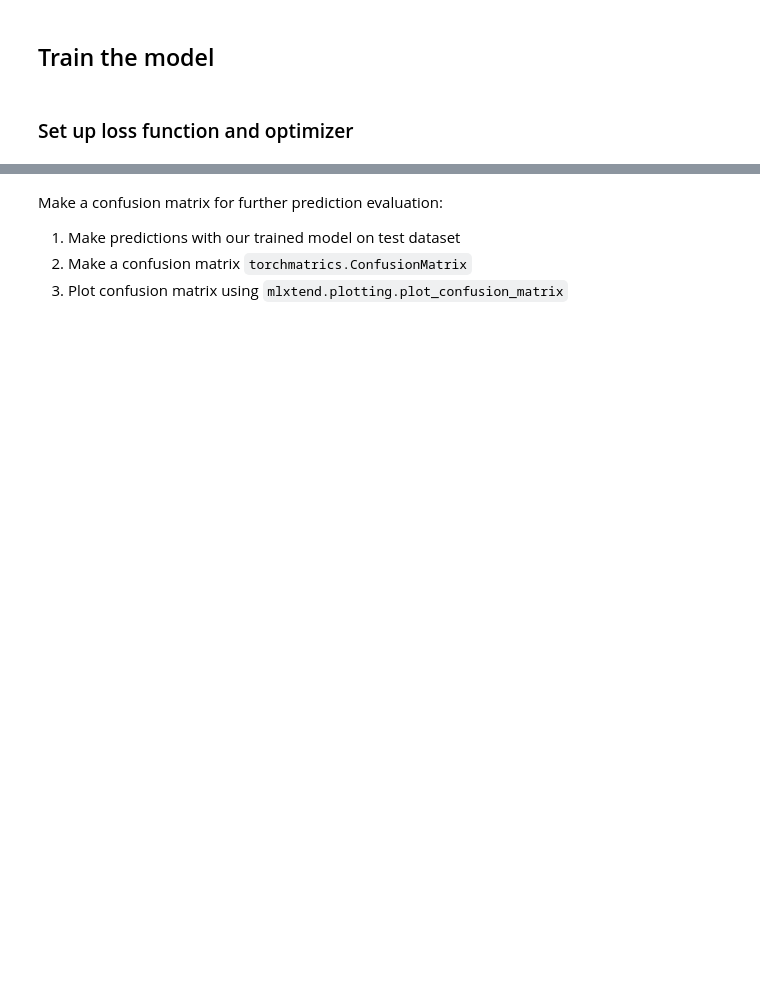
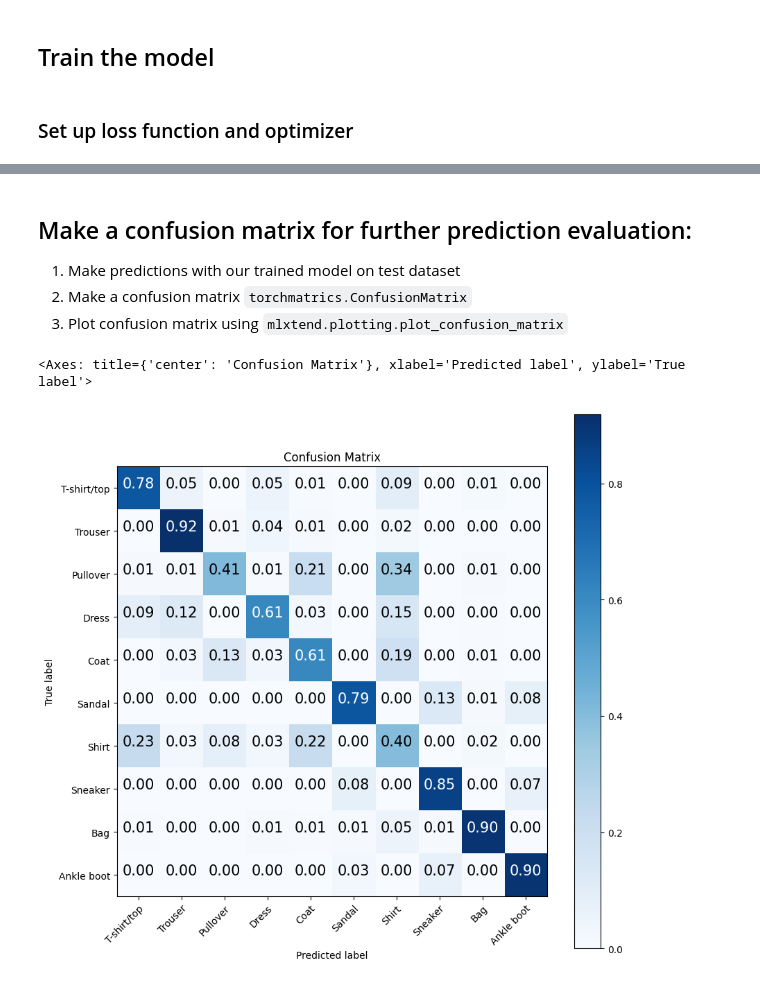
Before and after one commit to yahiaehab10/PyTorch_CNN, a Jupyter notebook: FashionMNIST_CNN_Project.ipynb, the cells around one changed output, grey strips where cells are left out. Saved outputs shown, nothing was run; the diff lists cells and outputs as text; code cells hidden in the pictures; blank space fills up the shorter version.

Commit message:
Outputs

```diff
--- a/FashionMNIST_CNN_Project.ipynb
+++ b/FashionMNIST_CNN_Project.ipynb
@@ -442,6 +489,30 @@ test_labels = []
 for sample, label in random.sample(list(test_data), 9):
     test_samples.append(sample)
     test_labels.append(label)
+# %%
+def make_predictions(model: th.nn.Module, data: list, device: th.device):
+    pred_probs = []
+    model.eval()
+    with th.inference_mode():
+        for sample in data:
+            # Prepare sample
+            sample = th.unsqueeze(sample, dim=0).to(
+                device
+            )  # Add an extra dimension and send sample to device
+
+            # Forward pass (model outputs raw logit)
+            pred_logit = model(sample)
+
+            # Get prediction probability (logit -> prediction probability)
+            pred_prob = th.softmax(
+                pred_logit.squeeze(), dim=0
+            )  # note: perform softmax on the "logits" dimension, not "batch" dimension (in this case we have a batch size of 1, so can perform on dim=0)
+
+            # Get pred_prob off GPU for further calculations
+            pred_probs.append(pred_prob.cpu())
+
+    # Stack the pred_probs to turn list into a tensor
+    return th.stack(pred_probs)
 # %%
 # Make predictions on the test samples
 pred_prob = make_predictions(model=model,
@@ -475,5 +548,5 @@ plt.show()
 # %% [markdown]
-Make a confusion matrix for further prediction evaluation:
+## Make a confusion matrix for further prediction evaluation:
 
 1. Make predictions with our trained model on test dataset
 2. Make a confusion matrix `torchmatrics.ConfusionMatrix`
@@ -543,37 +616,36 @@ def plot_confusion_matrix(cm, classes,
              xticklabels=classes,
              yticklabels=classes,
              ylim=[len(classes) - 0.5, -0.5],
              aspect="equal")
 
         # Rotate the xticks
         plt.setp(ax.get_xticklabels(), rotation=45, ha="right",
                  rotation_mode="anchor")
 
         # Loop through and add the confusion matrix numbers as text annotations
         fmt = ".2f" if normalize else "d"
         thresh = cm.max() / 2.0  # Used for text coloring below
         for i, j in itertools.product(range(cm.shape[0]), range(cm.shape[1])):
             ax.text(j, i, format(cm[i, j], fmt),
                     fontsize=15,
                     horizontalalignment="center",
                     color="white" if cm[i, j] > thresh else "black")
 
         # Add a legend
         fig.colorbar(im)
 
-        # Save the figure is savefig is True
-        if savefig:
-            fig.savefig(title.lower().replace(" ", "_") + ".png")
-
         return ax
 
 # Define the labels of the class indices (different from the actual class names)
 class_names = []
 
 for i in range(10):
      class_names.append(test_data.classes[i])
 
 plot_confusion_matrix(cm=cm, classes=class_names, normalize=True, title="Confusion Matrix", savefig=True)
+# %% [output]
+<Axes: title={'center': 'Confusion Matrix'}, xlabel='Predicted label', ylabel='True label'>
+[figure, added]
 # %%
 # 4. Get classification report
 from sklearn.metrics import classification_report
```
Also changed, not shown: parts of 31 cells of this notebook.
